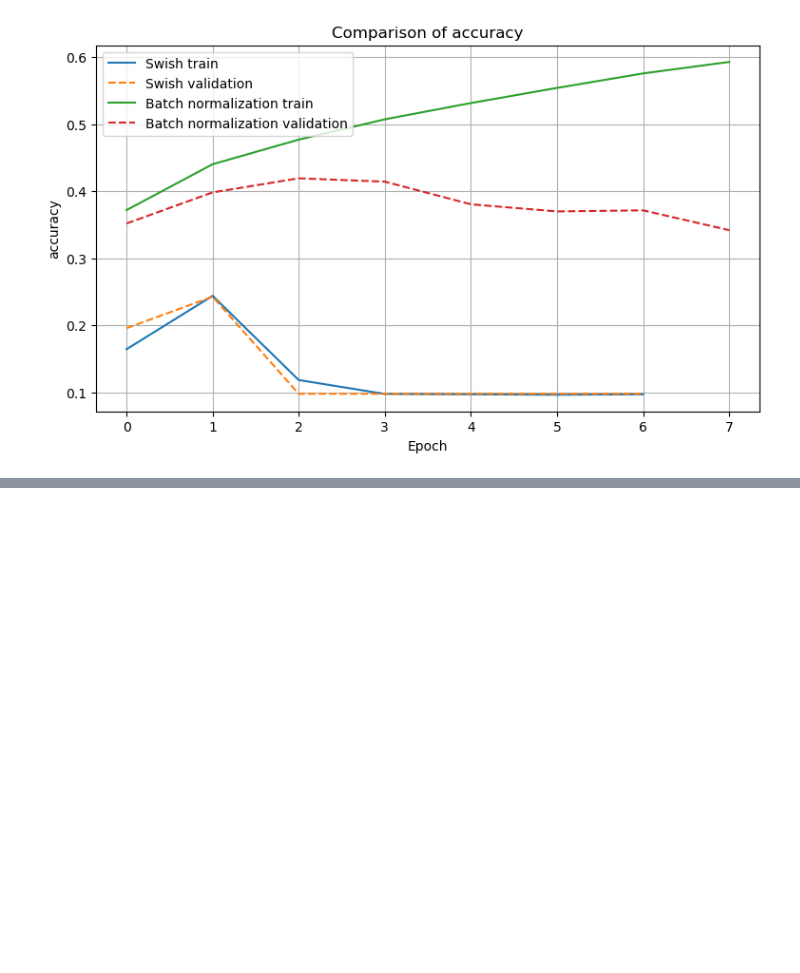
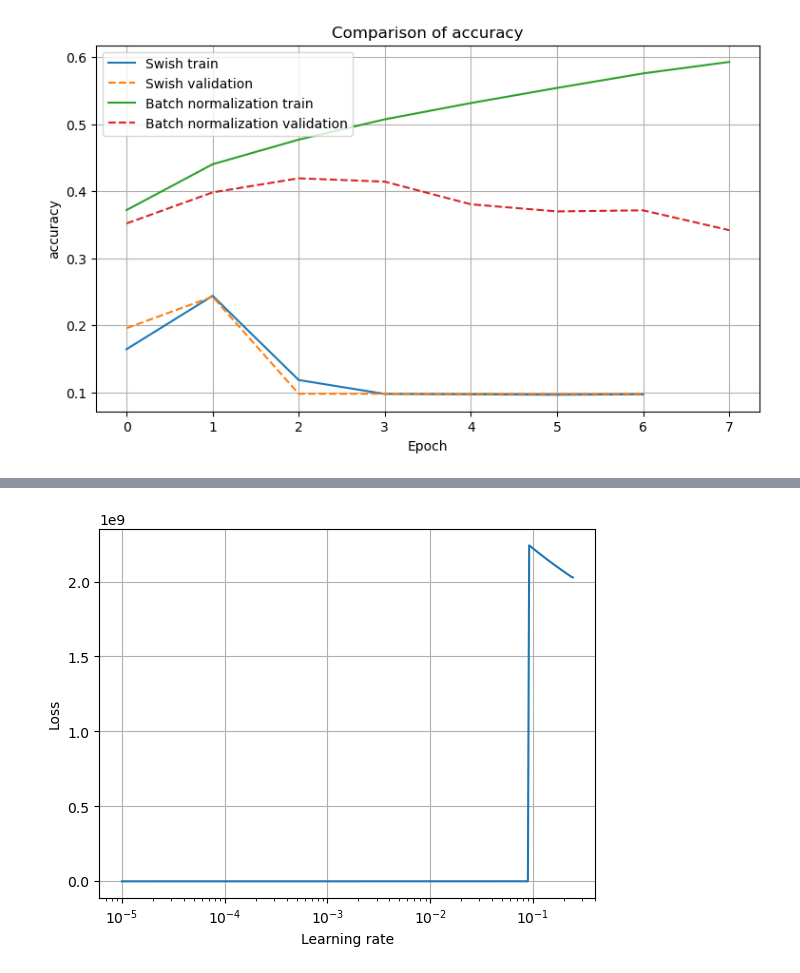
Before and after one commit to sumukha-r/hands-on-machine-learning, a Jupyter notebook: Chapter11-Training-Deep-Neural-Networks.ipynb, the cells around one changed output, grey strips where cells are left out. Drawn from its saved outputs; the diff is of its cells as text; code cells hidden in the pictures; blank space fills up the shorter version.

```diff
--- a/Chapter11-Training-Deep-Neural-Networks.ipynb
+++ b/Chapter11-Training-Deep-Neural-Networks.ipynb
@@ -158,0 +203,25 @@ compare_histories({"Swish": history, "Batch normalization": bn_history}, "accura
+# %%
+def build_selu_dropout(dropout_rate=0.1):
+    model = keras.Sequential([keras.layers.Input(shape=(32, 32, 3)), keras.layers.Flatten()])
+
+    for _ in range(20):
+        model.add(keras.layers.Dense(100, activation="selu", kernel_initializer="lecun_normal"))
+        model.add(keras.layers.AlphaDropout(dropout_rate))
+
+    model.add(keras.layers.Dense(10, activation="softmax"))
+    return model
+
+alpha_model = build_selu_dropout(0.1)
+# %%
+alpha_lr_finder = ExponentialLearningRate()
+alpha_model.compile(optimizer=keras.optimizers.Nadam(learning_rate=1e-3), loss="sparse_categorical_crossentropy", metrics=["accuracy"])
+alpha_model.fit(X_train_selu, y_train, epochs=1, batch_size=128, callbacks=[alpha_lr_finder], verbose=0)
+
+plt.plot(alpha_lr_finder.lrs, alpha_lr_finder.losses)
+plt.xscale("log")
+plt.xlabel("Learning rate")
+plt.ylabel("Loss")
+plt.grid(True)
+plt.show()
+# %% [output]
+[figure, added]
```
Also changed, not shown: parts of 10 cells of this notebook.
